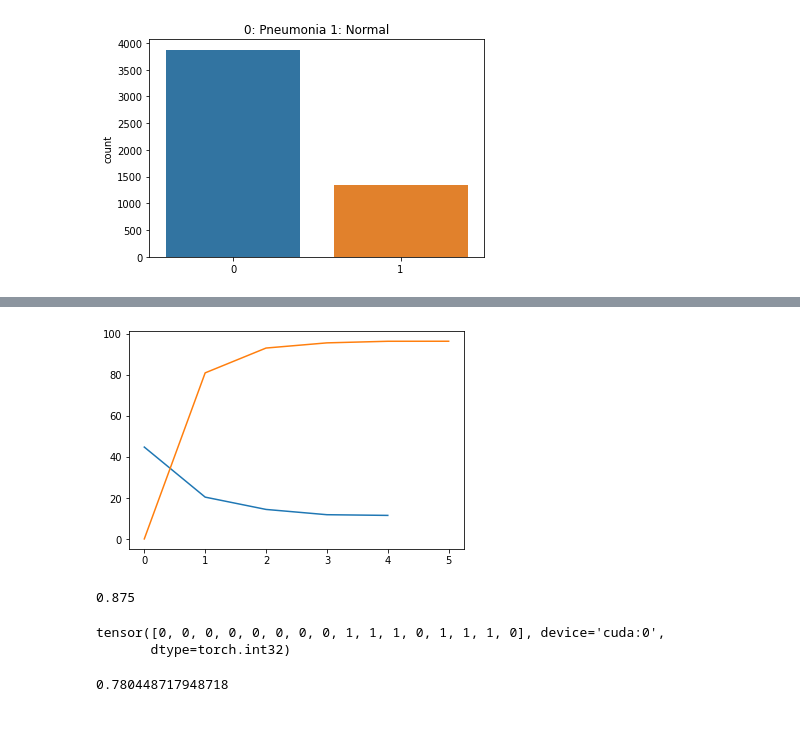
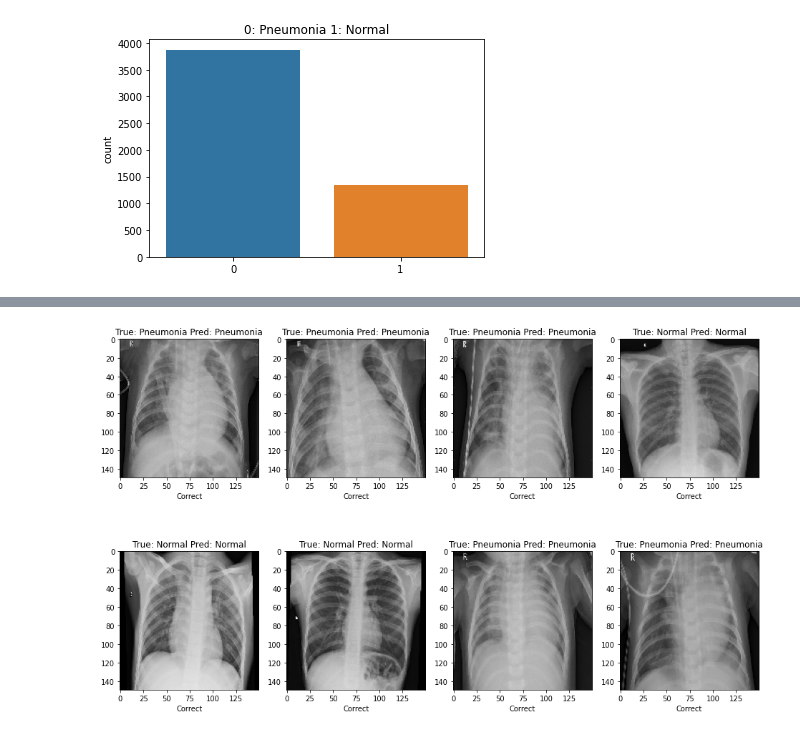
Before and after one commit to Daheer/Pneumonia-Detection, a Jupyter notebook: pneumonia-detection.ipynb, the cells around one changed output, grey strips where cells are left out. Cells and saved outputs as stored; diff of their text form; code cells hidden in the pictures.

```diff
--- a/pneumonia-detection.ipynb
+++ b/pneumonia-detection.ipynb
@@ -308 +278,17 @@ Epoch: 4  Loss: 11.451783553697169  Accuracy: tensor(0.9624, device='cuda:0')
+# %%
+images, labels = next(iter(test_loader))
+prediction = detach_from_gpu((model(images.float().to(device)).sigmoid() > 0.5).int()).reshape(-1)
+fig, axs = plt.subplots(2, 4, figsize = (16, 10))
+
+for i in range(2):
+    for j in range(4):
+        axs[i][j].imshow(images[j + (i * 4)].view(IMG_SIZE, IMG_SIZE, 3))
+        prediction_hyp = 'Pneumonia' if prediction[j + (i * 4)] == 0 else 'Normal'
+        label = 'Pneumonia' if labels[j + (i * 4)] == 0 else 'Normal'
+        title = 'True: ' + label + ' Pred: ' + str(prediction_hyp)
+        axs[i][j].set_title(title)
+        correct = 'Correct' if label == str(prediction_hyp) else 'Incorrect'
+        axs[i][j].set_xlabel(correct)
+# %% [output]
+[figure, added]
 # %%
@@ -309,22 +296 @@ Epoch: 4  Loss: 11.451783553697169  Accuracy: tensor(0.9624, device='cuda:0')
 torch.save(model, 'pneumonia_detector_model.h5')
-# %%
-plt.plot(loss_vals)
-plt.plot([x*100 for x in accuracy_vals])
-plt.show()
-# %% [output]
-[figure, removed]
-# %%
-preds = (model(x_val.cuda().float()).sigmoid() > 0.5).int()
-accuracy_score(y_val, preds.detach().cpu().numpy().reshape(-1))
-# %% [output]
-0.875
-# %%
-print(preds.view(-1))
-# %% [output]
-tensor([0, 0, 0, 0, 0, 0, 0, 0, 1, 1, 1, 0, 1, 1, 1, 0], device='cuda:0',
-       dtype=torch.int32)
-# %%
-preds = (model(x_test.cuda().float()).sigmoid() > 0.5).int()
-accuracy_score(y_test, preds.detach().cpu().numpy().reshape(-1))
-# %% [output]
-0.780448717948718
```
Also changed, not shown: parts of 24 cells of this notebook.
